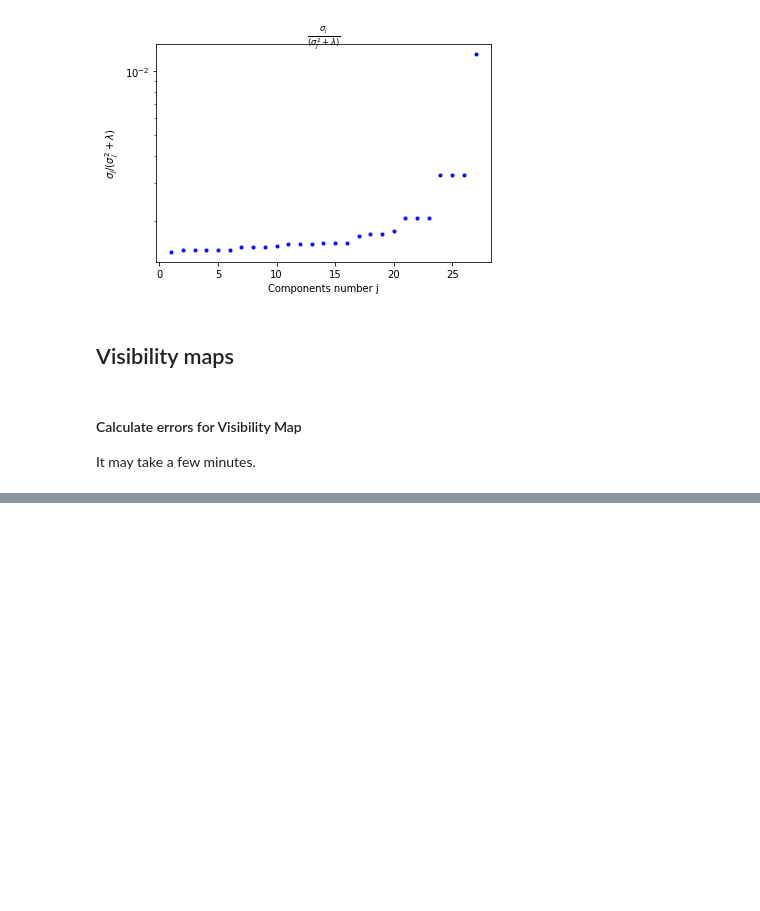
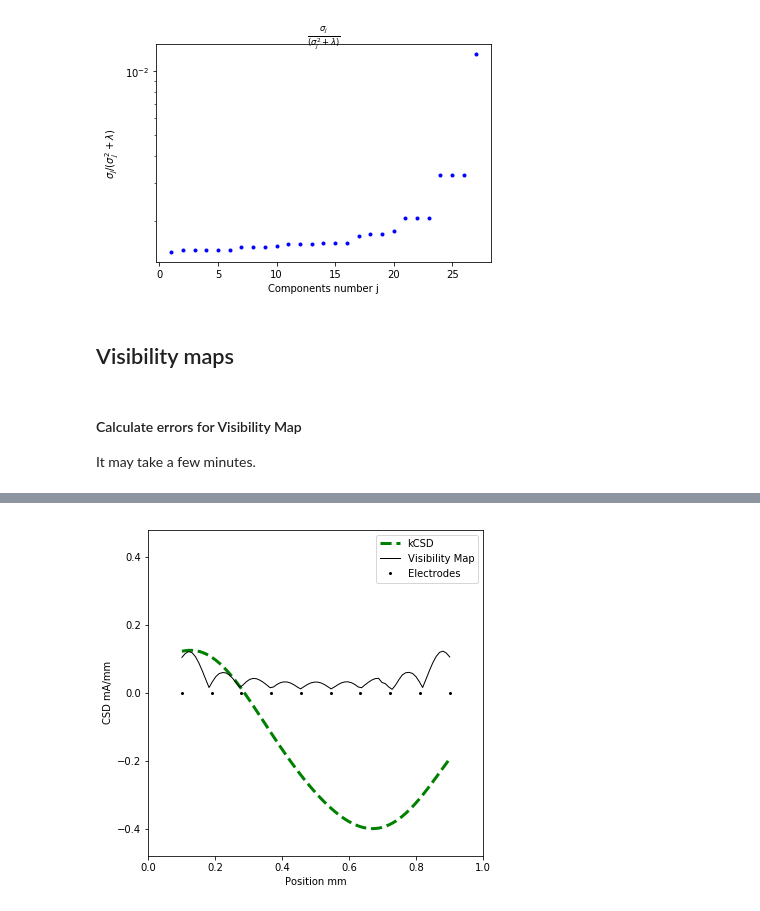
Before and after one commit to Neuroinflab/kCSD-python, a Jupyter notebook: tutorials/kcsd_tutorial.ipynb, the cells around one changed output, grey strips where cells are left out. Cells and saved outputs as stored; diff of their text form; code cells hidden in the pictures; blank space fills up the shorter version.

```diff
--- a/tutorials/kcsd_tutorial.ipynb
+++ b/tutorials/kcsd_tutorial.ipynb
@@ -148,3 +141,7 @@ vmap.plot_error_map(point_error, ele_pos)
+# %%
+plots.show_csd(obj.estm_pos, est_csd, show_ele=ele_pos, show_kcsd=True, show_mask=mask)
+# %% [output]
+[figure, added]
 # %%
 # Choose how many electrodes are broken
 
```
Also changed, not shown: parts of 11 cells of this notebook, 4 other files.
